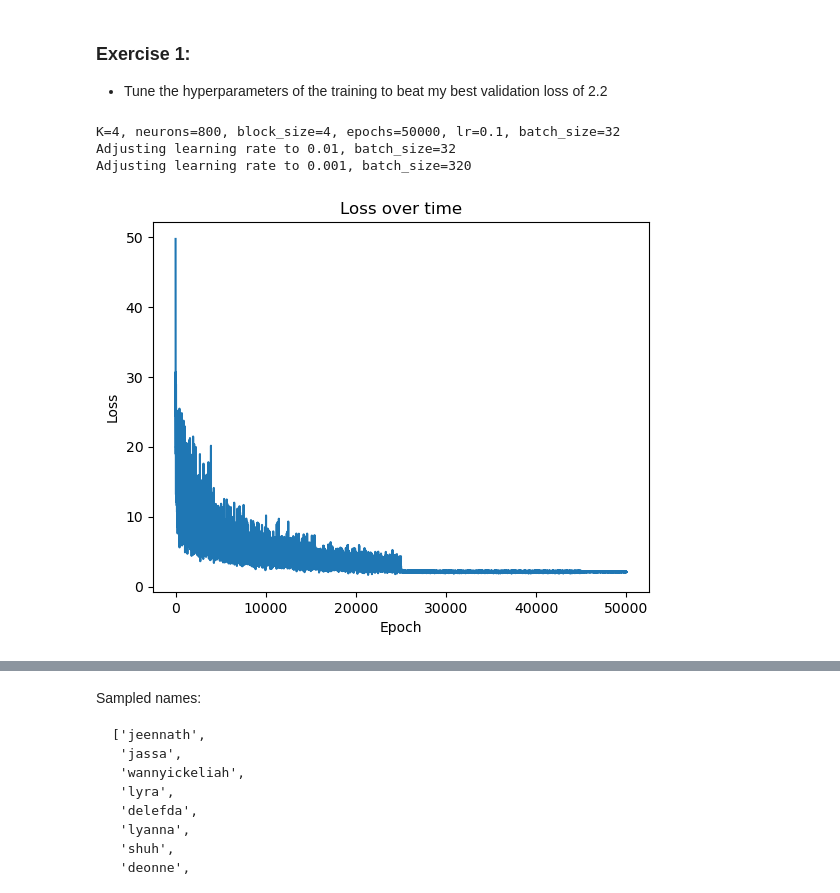
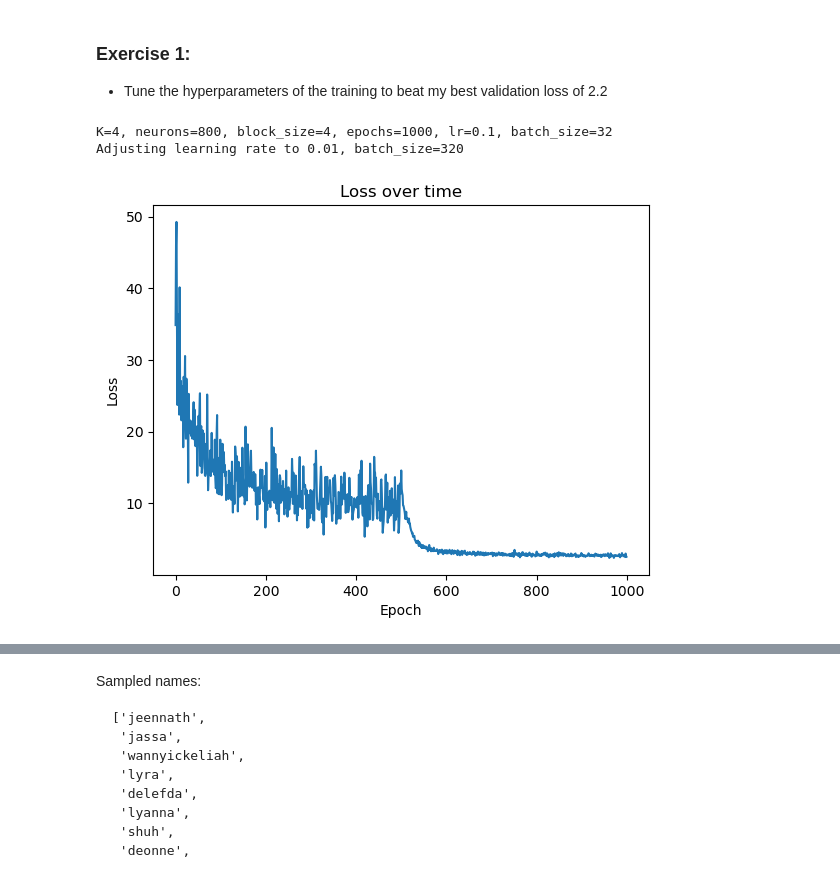
Before and after one commit to osamja/zero-to-hero, a Jupyter notebook: lecture_3_MLP.ipynb, the cells around one changed output, grey strips where cells are left out. Saved outputs shown, nothing was run; the diff lists cells and outputs as text; code cells hidden in the pictures.

```diff
--- a/lecture_3_MLP.ipynb
+++ b/lecture_3_MLP.ipynb
@@ -274,10 +274,10 @@ torch.Size([27, 2])
 # %%
 # Sample from the model
 def sample(C, W1, b1, W2, b2, num_names=10):
-    context = [0] * 3
     block_size = 3
+    context = [0] * block_size
     generated_names = []
-    K = 9
+    K = 2
     layer_size = K * block_size
     for i in range(num_names):
         # Sample a name from the starting context character (.)
@@ -692,24 +746,23 @@ def evaluate(names, weights):
     return loss.item()
 # %%
 hyperparams = {
-    'epochs':50000,
+    'epochs':1000,
     'K': 4,
     'neurons': 800,
     'block_size': 4,
     'lr': 0.1,
     'batch_size': 32,
 }
 
 # Train the model with the best hyperparameters on the training set
 weights = train(
     train_names,
     hyperparams
 )
 # %% [output]
-K=4, neurons=800, block_size=4, epochs=50000, lr=0.1, batch_size=32
-Adjusting learning rate to 0.01, batch_size=32
-Adjusting learning rate to 0.001, batch_size=320
+K=4, neurons=800, block_size=4, epochs=1000, lr=0.1, batch_size=32
+Adjusting learning rate to 0.01, batch_size=320
-[figure, old version]
+[figure, new version]
 # %%
 # Evaluate the model on the validation set
 val_loss = evaluate(val_names, weights)
```
Also changed, not shown: parts of 22 cells of this notebook.
